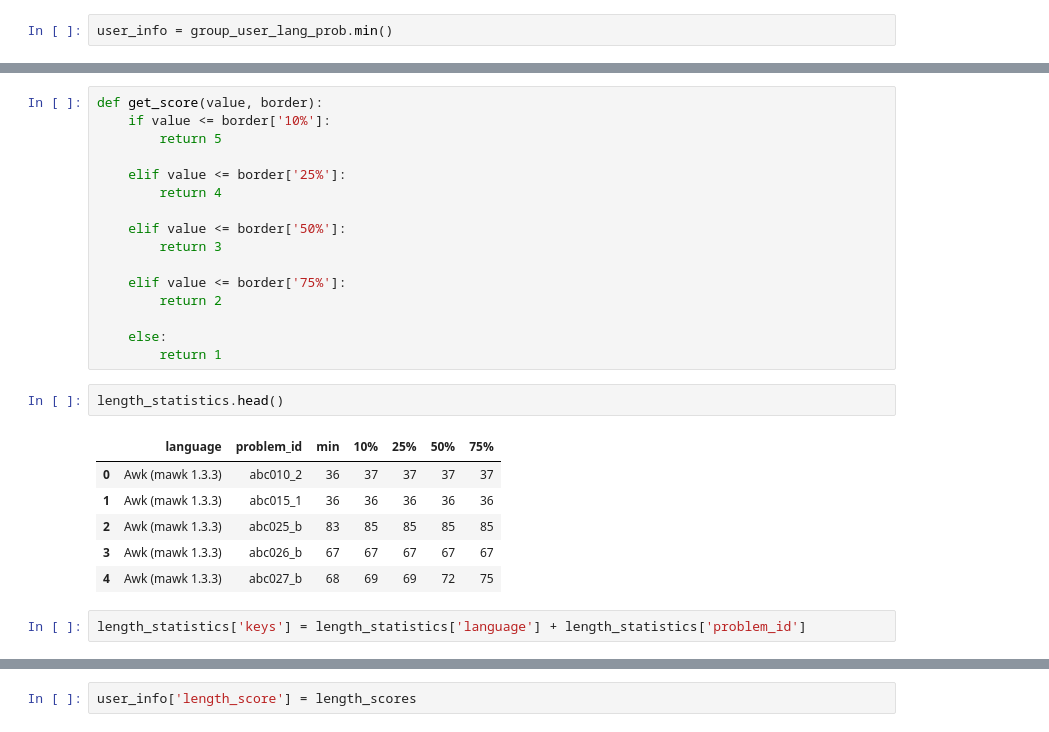
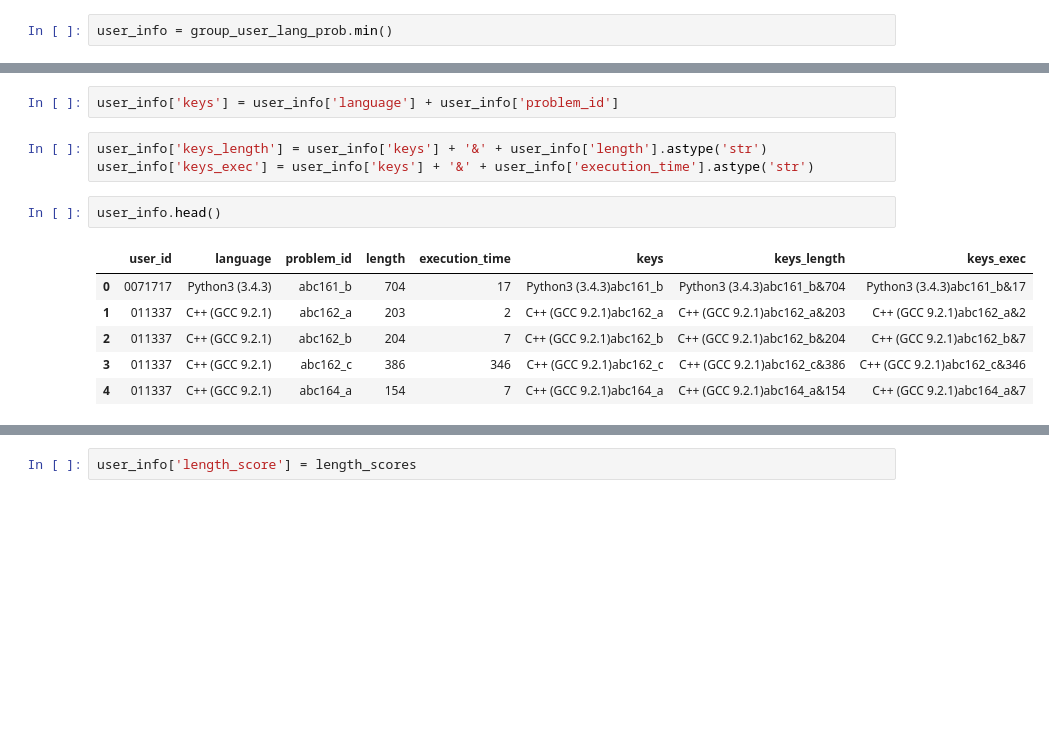
Before and after one commit to parsely1231/AtCoderCodeEvaluate, a Jupyter notebook: backend/analysis/submission_analysis.ipynb, the cells around one changed output, grey strips where cells are left out. Cells and saved outputs as stored; diff of their text form; blank space fills up the shorter version.

```diff
--- a/backend/analysis/submission_analysis.ipynb
+++ b/backend/analysis/submission_analysis.ipynb
@@ -121,27 +159,14 @@ user_info.head()
-# %%
-def get_score(value, border):
-    if value <= border['10%']:
-        return 5
-
-    elif value <= border['25%']:
-        return 4
-
-    elif value <= border['50%']:
-        return 3
-
-    elif value <= border['75%']:
-        return 2
-
-    else:
-        return 1
+# %%
+user_info['keys'] = user_info['language'] + user_info['problem_id']
+# %%
+user_info['keys_length'] = user_info['keys'] + '&' + user_info['length'].astype('str')
+user_info['keys_exec'] = user_info['keys'] + '&' + user_info['execution_time'].astype('str')
 # %%
-length_statistics.head()
+user_info.head()
 # %% [output]
-|  | language | problem_id | min | 10% | 25% | 50% | 75% |
-| 0 | Awk (mawk 1.3.3) | abc010_2 | 36 | 37 | 37 | 37 | 37 |
-| 1 | Awk (mawk 1.3.3) | abc015_1 | 36 | 36 | 36 | 36 | 36 |
-| 2 | Awk (mawk 1.3.3) | abc025_b | 83 | 85 | 85 | 85 | 85 |
-| 3 | Awk (mawk 1.3.3) | abc026_b | 67 | 67 | 67 | 67 | 67 |
-| 4 | Awk (mawk 1.3.3) | abc027_b | 68 | 69 | 69 | 72 | 75 |
+|  | user_id | language | problem_id | length | execution_time | keys | keys_length | keys_exec |
+| 0 | 0071717 | Python3 (3.4.3) | abc161_b | 704 | 17 | Python3 (3.4.3)abc161_b | Python3 (3.4.3)abc161_b&704 | Python3 (3.4.3)abc161_b&17 |
+| 1 | 011337 | C++ (GCC 9.2.1) | abc162_a | 203 | 2 | C++ (GCC 9.2.1)abc162_a | C++ (GCC 9.2.1)abc162_a&203 | C++ (GCC 9.2.1)abc162_a&2 |
+| 2 | 011337 | C++ (GCC 9.2.1) | abc162_b | 204 | 7 | C++ (GCC 9.2.1)abc162_b | C++ (GCC 9.2.1)abc162_b&204 | C++ (GCC 9.2.1)abc162_b&7 |
+| 3 | 011337 | C++ (GCC 9.2.1) | abc162_c | 386 | 346 | C++ (GCC 9.2.1)abc162_c | C++ (GCC 9.2.1)abc162_c&386 | C++ (GCC 9.2.1)abc162_c&346 |
+| 4 | 011337 | C++ (GCC 9.2.1) | abc164_a | 154 | 7 | C++ (GCC 9.2.1)abc164_a | C++ (GCC 9.2.1)abc164_a&154 | C++ (GCC 9.2.1)abc164_a&7 |
-# %%
-length_statistics['keys'] = length_statistics['language'] + length_statistics['problem_id']
```
Also changed, not shown: parts of 46 cells of this notebook, 2 other files.
